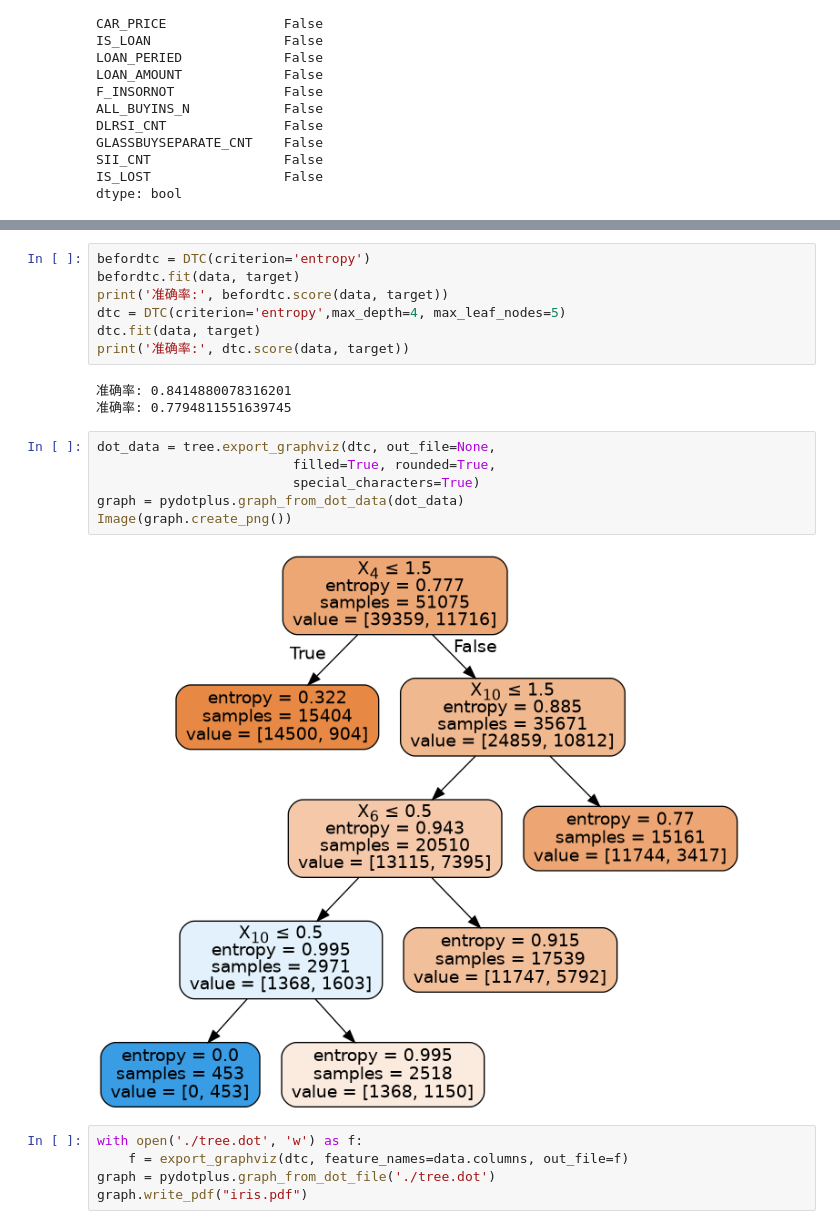
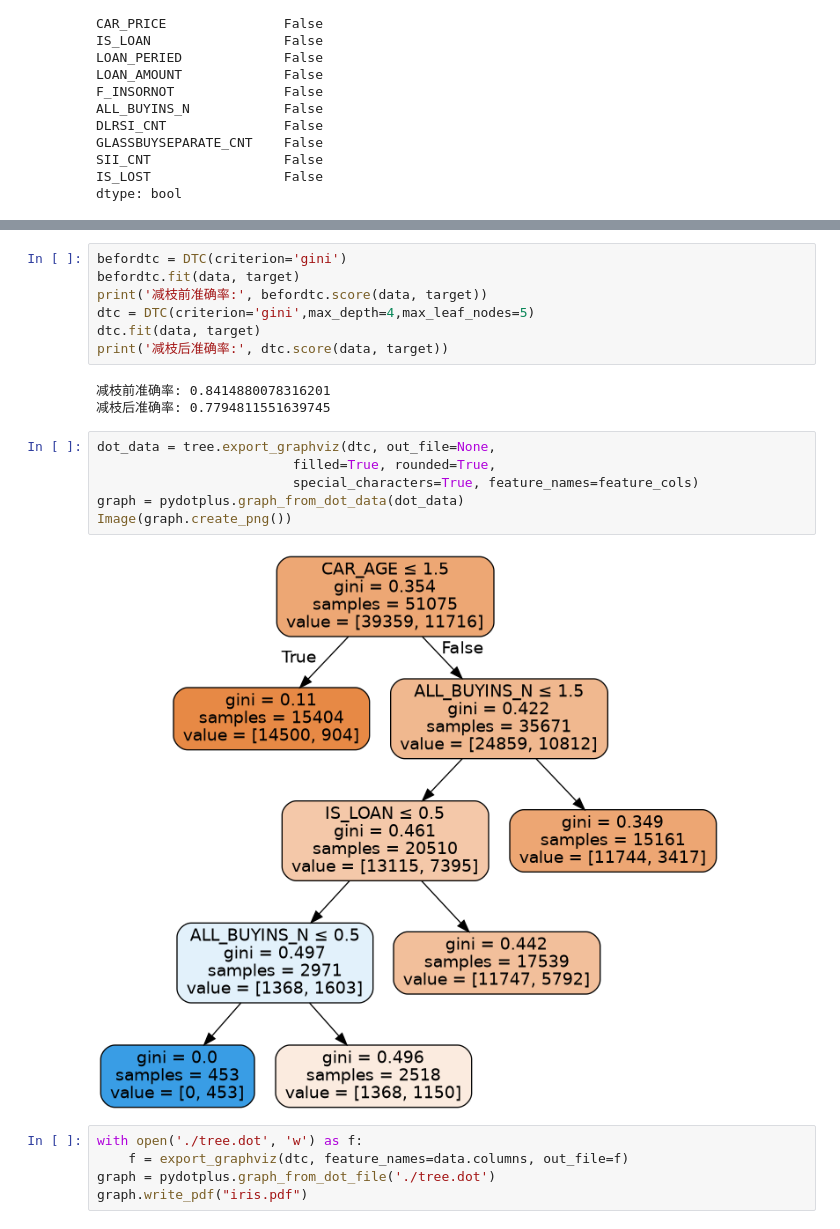
Before and after one commit to fralychen/TianchiData, a Jupyter notebook: 未命名.ipynb, the cells around one changed output, grey strips where cells are left out. Saved outputs shown, nothing was run; the diff lists cells and outputs as text.

Commit message:
add gini and cols name

```diff
--- a/未命名.ipynb
+++ b/未命名.ipynb
@@ -110,21 +96,21 @@ target = Train_data['IS_LOST']
 # %%
-befordtc = DTC(criterion='entropy')
+befordtc = DTC(criterion='gini')
 befordtc.fit(data, target)
-print('准确率:', befordtc.score(data, target))
-dtc = DTC(criterion='entropy',max_depth=4, max_leaf_nodes=5)
+print('减枝前准确率:', befordtc.score(data, target))
+dtc = DTC(criterion='gini',max_depth=4,max_leaf_nodes=5)
 dtc.fit(data, target)
-print('准确率:', dtc.score(data, target))
+print('减枝后准确率:', dtc.score(data, target))
 # %% [output]
-准确率: 0.8414880078316201
-准确率: 0.7794811551639745
+减枝前准确率: 0.8414880078316201
+减枝后准确率: 0.7794811551639745
 # %%
 dot_data = tree.export_graphviz(dtc, out_file=None,
                          filled=True, rounded=True,
-                         special_characters=True)
+                         special_characters=True, feature_names=feature_cols)
 graph = pydotplus.graph_from_dot_data(dot_data)
 Image(graph.create_png())
 # %% [output]
-[figure, old version]
+[figure, new version]
 # %%
 with open('./tree.dot', 'w') as f:
     f = export_graphviz(dtc, feature_names=data.columns, out_file=f)
```
Also changed, not shown: parts of 2 cells of this notebook, 4 other files.
